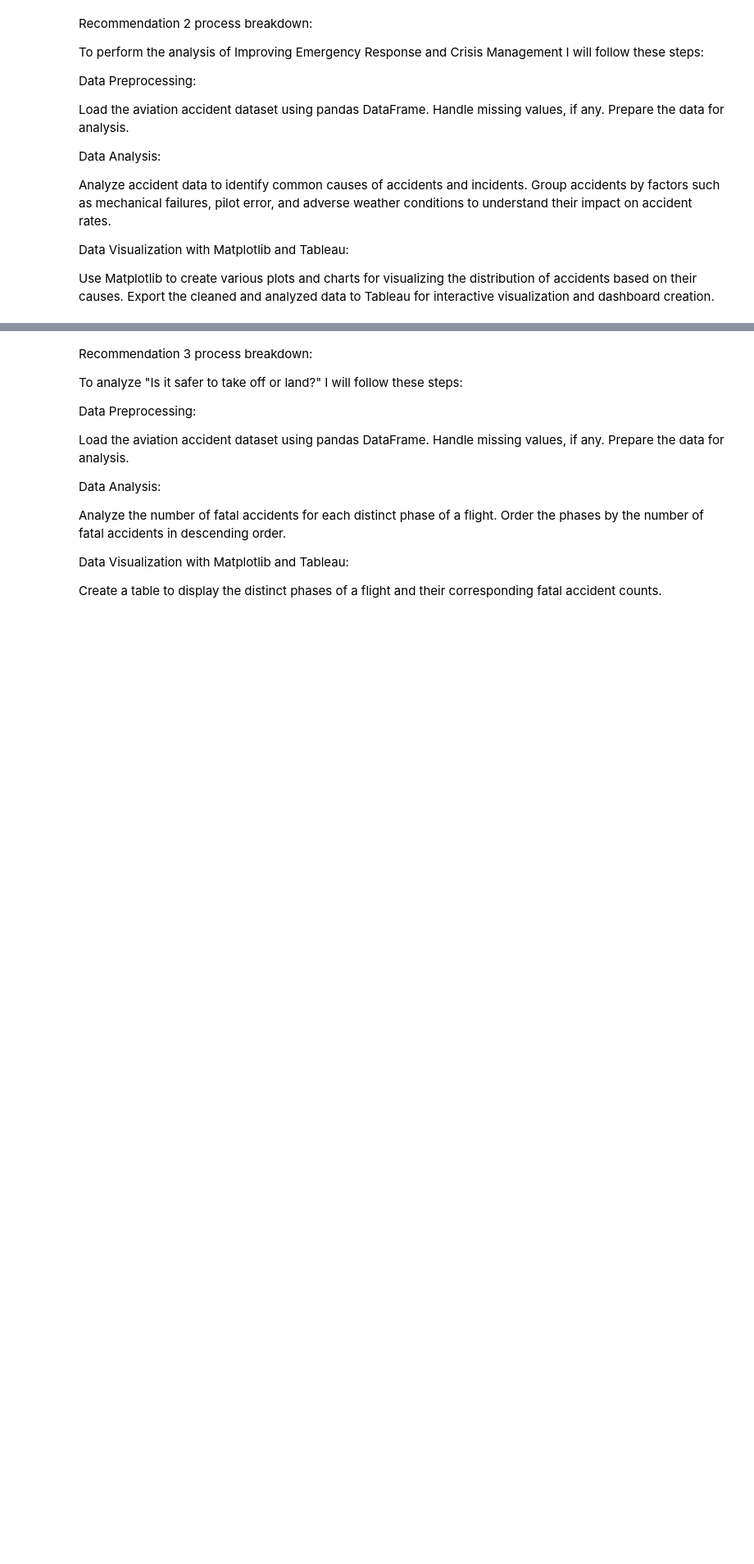
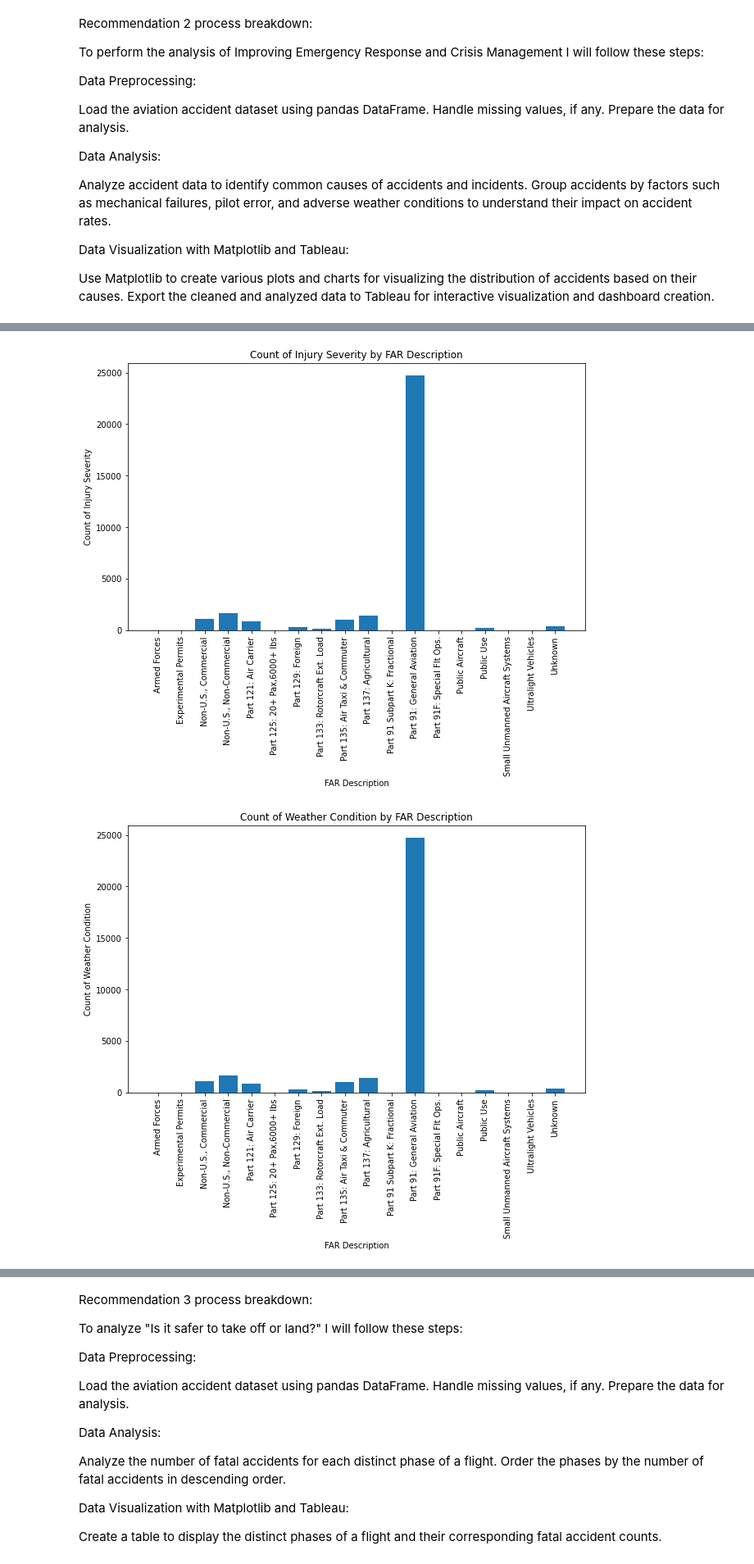
Before and after one commit to cellister/2023-Flatiron-Data-Science-Bootcamp, a Jupyter notebook: Phase 1/Phase 1 Project/Phase 1 Project trying stuff.ipynb, the cells around one changed output, grey strips where cells are left out. Shown at 82% size. Cells and saved outputs as stored; diff of their text form; code cells hidden in the pictures; blank space fills up the shorter version.

```diff
--- a/Phase 1/Phase 1 Project/Phase 1 Project trying stuff.ipynb
+++ b/Phase 1/Phase 1 Project/Phase 1 Project trying stuff.ipynb
@@ -875,0 +823,30 @@ df.to_csv('aviation_data_washed_analyzed_2.csv', index=False)
+# %%
+# Plotting the count of occurrences of 'Injury.Severity' for each unique FAR Description
+plt.figure(figsize=(10, 6))
+plt.bar(grouped_data.index, grouped_data['Injury.Severity_copy'])
+plt.xlabel('FAR Description')
+plt.ylabel('Count of Injury Severity')
+plt.title('Count of Injury Severity by FAR Description')
+plt.xticks(rotation=90)
+plt.show()
+
+# Plotting the count of occurrences of 'Weather.Condition' for each unique FAR Description
+plt.figure(figsize=(10, 6))
+plt.bar(grouped_data.index, grouped_data['Weather.Condition'])
+plt.xlabel('FAR Description')
+plt.ylabel('Count of Weather Condition')
+plt.title('Count of Weather Condition by FAR Description')
+plt.xticks(rotation=90)
+plt.show()
+
+# Plotting the count of occurrences of 'Aircraft.Category' for each unique FAR Description
+plt.figure(figsize=(10, 6))
+plt.bar(grouped_data.index, grouped_data['Aircraft.Category'])
+plt.xlabel('FAR Description')
+plt.ylabel('Count of Aircraft Category')
+plt.title('Count of Aircraft Category by FAR Description')
+plt.xticks(rotation=90)
+plt.show()
+# %% [output]
+[figure, added]
+[figure, added]
```
Also changed, not shown: parts of 31 cells of this notebook, 1 other file.
